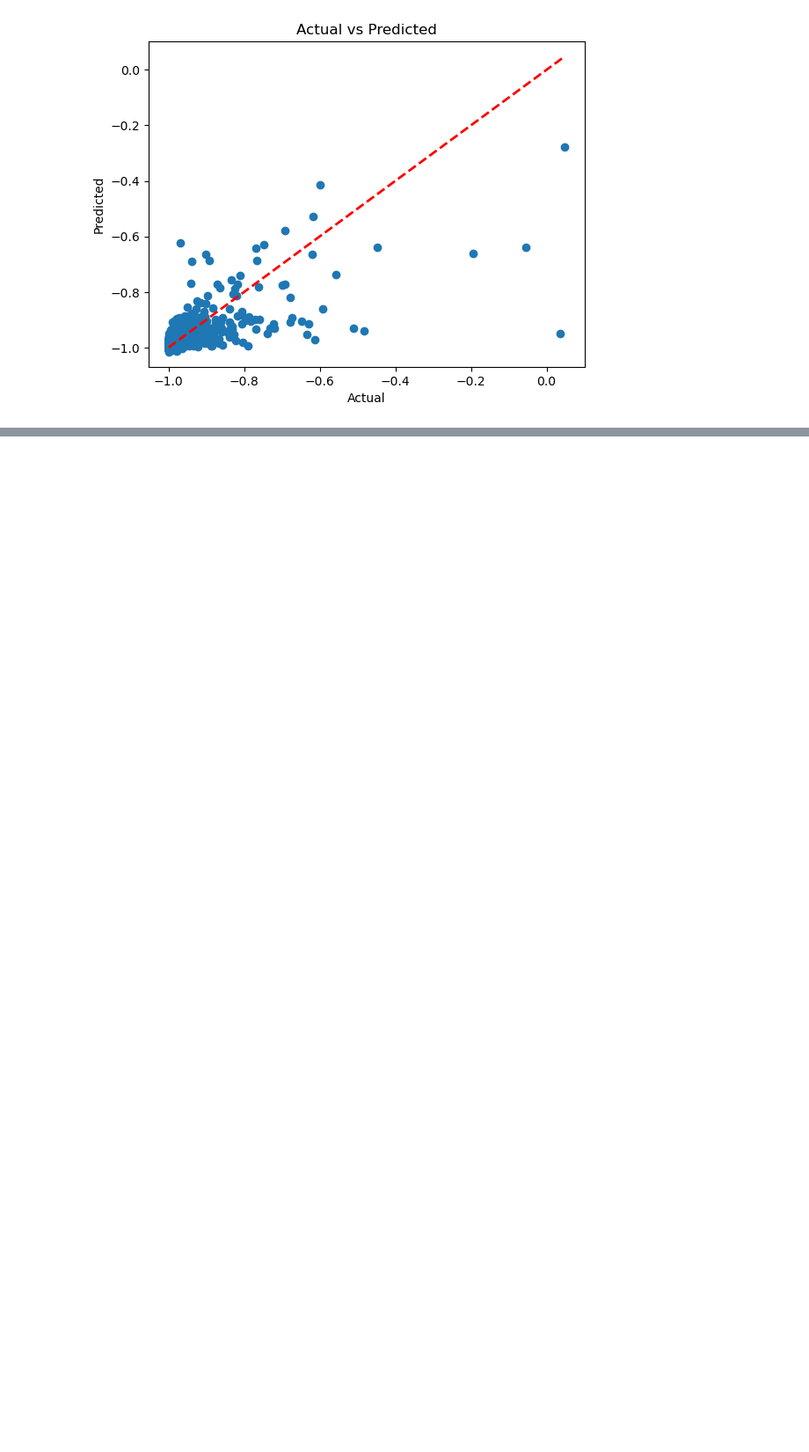
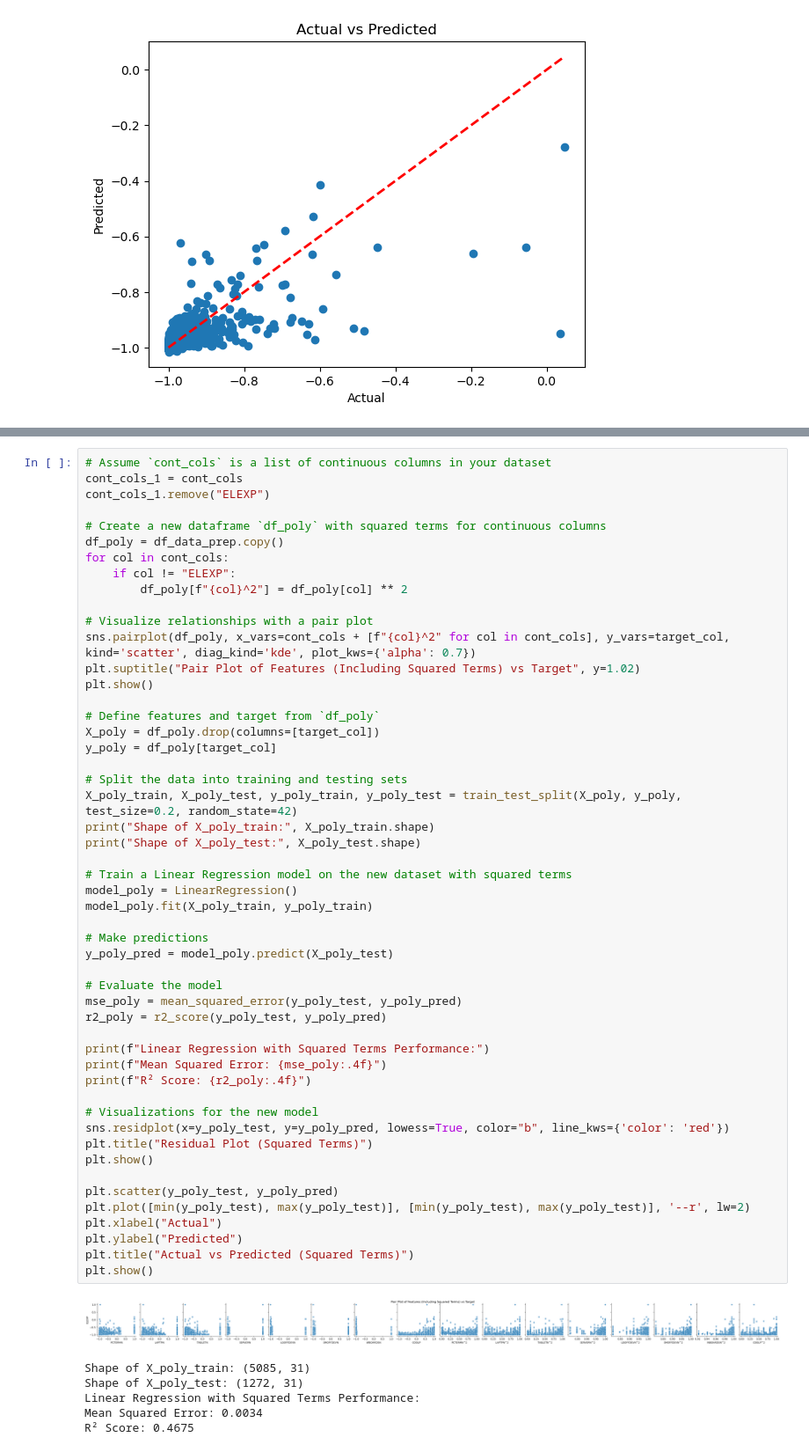
Before and after one commit to aash1999/Commercial-Buildings-Energy-Consumption-Survey, a Jupyter notebook: codes/EDAQ3_Aakash.ipynb, the cells around one changed output, grey strips where cells are left out. Shown at 88% size. Saved outputs shown, nothing was run; the diff lists cells and outputs as text; blank space fills up the shorter version.

```diff
--- a/codes/EDAQ3_Aakash.ipynb
+++ b/codes/EDAQ3_Aakash.ipynb
@@ -456,0 +551,58 @@ R² Score: 0.4635
+# %%
+# Assume `cont_cols` is a list of continuous columns in your dataset
+cont_cols_1 = cont_cols
+cont_cols_1.remove("ELEXP")
+
+# Create a new dataframe `df_poly` with squared terms for continuous columns
+df_poly = df_data_prep.copy()
+for col in cont_cols:
+    if col != "ELEXP":
+        df_poly[f"{col}^2"] = df_poly[col] ** 2
+
+# Visualize relationships with a pair plot
+sns.pairplot(df_poly, x_vars=cont_cols + [f"{col}^2" for col in cont_cols], y_vars=target_col, kind='scatter', diag_kind='kde', plot_kws={'alpha': 0.7})
+plt.suptitle("Pair Plot of Features (Including Squared Terms) vs Target", y=1.02)
+plt.show()
+
+# Define features and target from `df_poly`
+X_poly = df_poly.drop(columns=[target_col])
+y_poly = df_poly[target_col]
+
+# Split the data into training and testing sets
+X_poly_train, X_poly_test, y_poly_train, y_poly_test = train_test_split(X_poly, y_poly, test_size=0.2, random_state=42)
+print("Shape of X_poly_train:", X_poly_train.shape)
+print("Shape of X_poly_test:", X_poly_test.shape)
+
+# Train a Linear Regression model on the new dataset with squared terms
+model_poly = LinearRegression()
+model_poly.fit(X_poly_train, y_poly_train)
+
+# Make predictions
+y_poly_pred = model_poly.predict(X_poly_test)
+
+# Evaluate the model
+mse_poly = mean_squared_error(y_poly_test, y_poly_pred)
+r2_poly = r2_score(y_poly_test, y_poly_pred)
+
+print(f"Linear Regression with Squared Terms Performance:")
+print(f"Mean Squared Error: {mse_poly:.4f}")
+print(f"R² Score: {r2_poly:.4f}")
+
+# Visualizations for the new model
+sns.residplot(x=y_poly_test, y=y_poly_pred, lowess=True, color="b", line_kws={'color': 'red'})
+plt.title("Residual Plot (Squared Terms)")
+plt.show()
+
+plt.scatter(y_poly_test, y_poly_pred)
+plt.plot([min(y_poly_test), max(y_poly_test)], [min(y_poly_test), max(y_poly_test)], '--r', lw=2)
+plt.xlabel("Actual")
+plt.ylabel("Predicted")
+plt.title("Actual vs Predicted (Squared Terms)")
+plt.show()
+# %% [output]
+[figure, added]
+Shape of X_poly_train: (5085, 31)
+Shape of X_poly_test: (1272, 31)
+Linear Regression with Squared Terms Performance:
+Mean Squared Error: 0.0034
+R² Score: 0.4675
```
Also changed, not shown: parts of 5 cells of this notebook, 1 other file.
